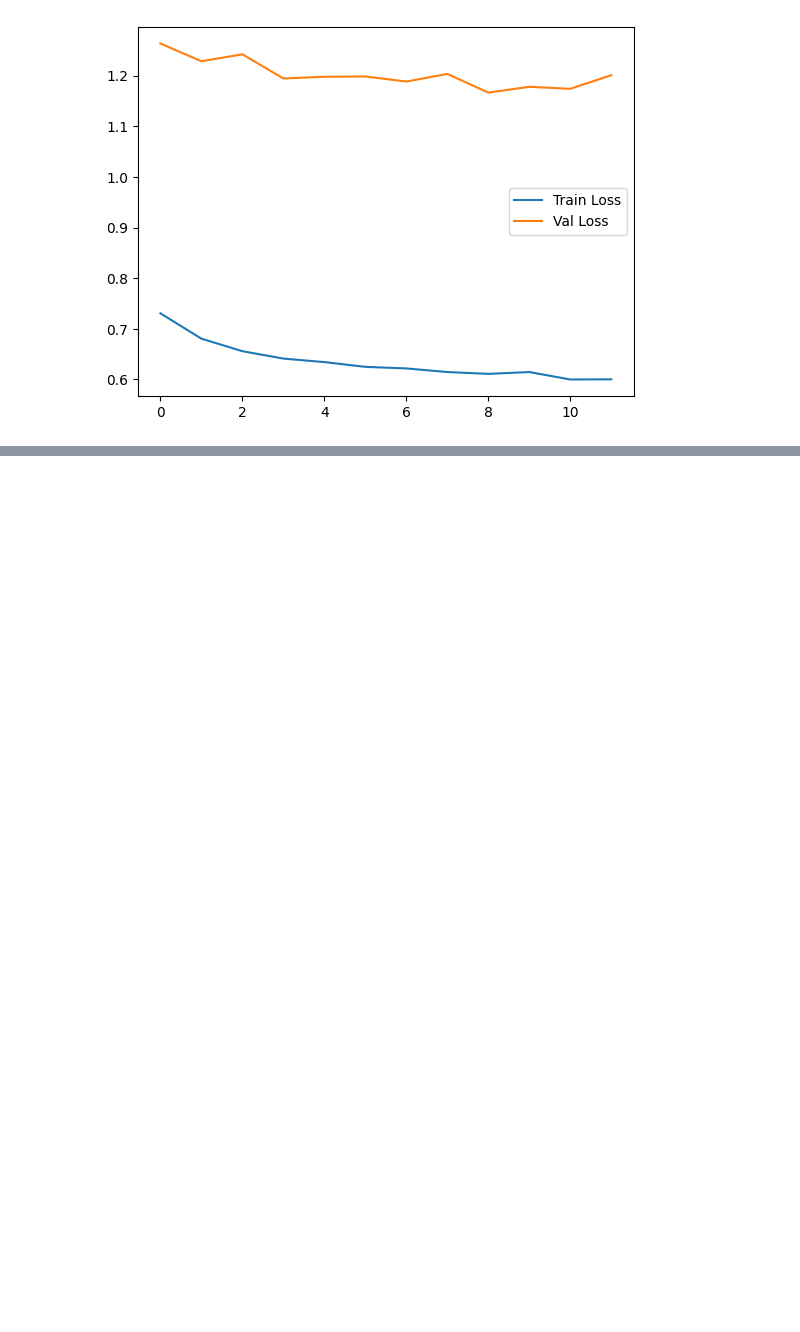
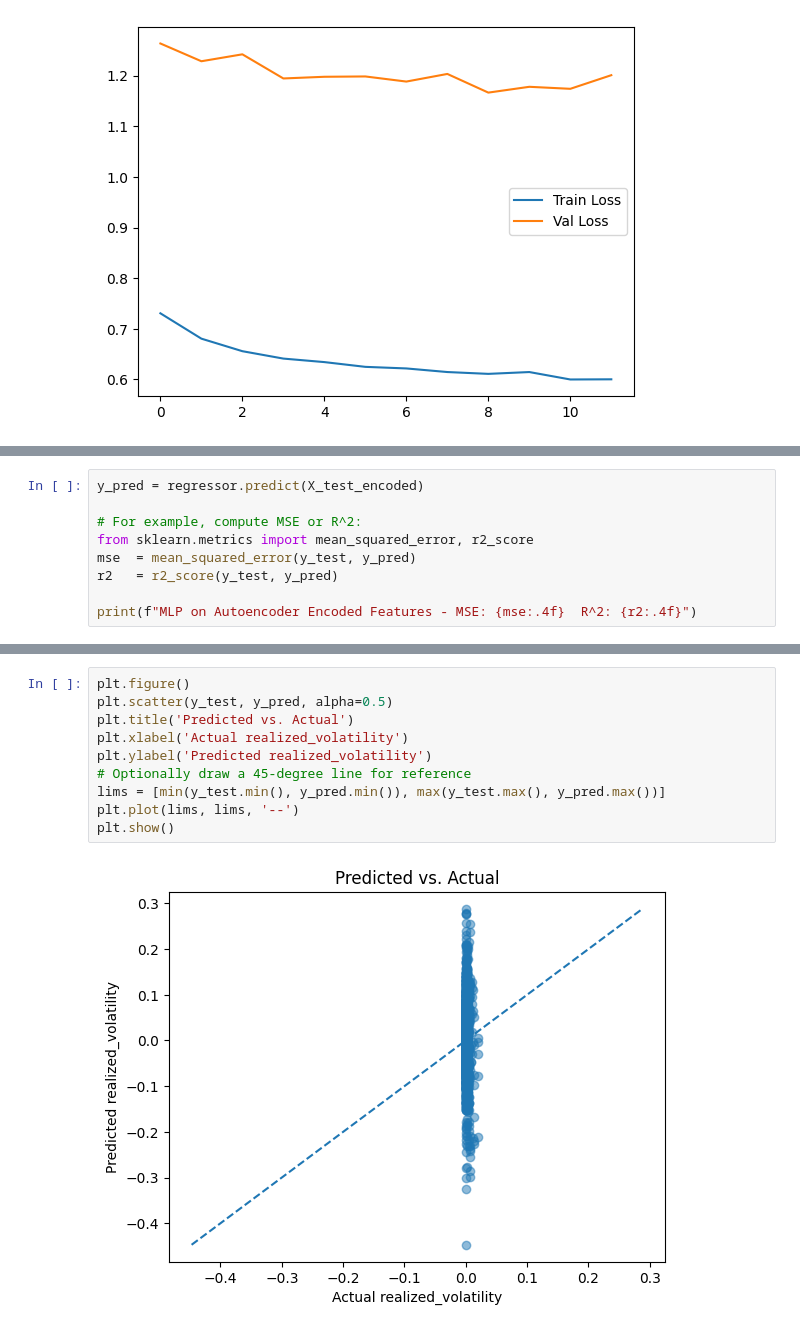
Before and after one commit to Ayush-Singh-31/Optiver-07, a Jupyter notebook: Models.ipynb, the cells around one changed output, grey strips where cells are left out. Saved outputs shown, nothing was run; the diff lists cells and outputs as text; blank space fills up the shorter version.

```diff
--- a/Models.ipynb
+++ b/Models.ipynb
@@ -211,0 +452,9 @@ plt.show()
+# %%
+y_pred = regressor.predict(X_test_encoded)
+
+# For example, compute MSE or R^2:
+from sklearn.metrics import mean_squared_error, r2_score
+mse  = mean_squared_error(y_test, y_pred)
+r2   = r2_score(y_test, y_pred)
+
+print(f"MLP on Autoencoder Encoded Features - MSE: {mse:.4f}  R^2: {r2:.4f}")
@@ -211,0 +488,12 @@ plt.show()
+# %%
+plt.figure()
+plt.scatter(y_test, y_pred, alpha=0.5)
+plt.title('Predicted vs. Actual')
+plt.xlabel('Actual realized_volatility')
+plt.ylabel('Predicted realized_volatility')
+# Optionally draw a 45-degree line for reference
+lims = [min(y_test.min(), y_pred.min()), max(y_test.max(), y_pred.max())]
+plt.plot(lims, lims, '--')
+plt.show()
+# %% [output]
+[figure, added]
```
Also changed, not shown: parts of 20 cells of this notebook, 1 other file.
